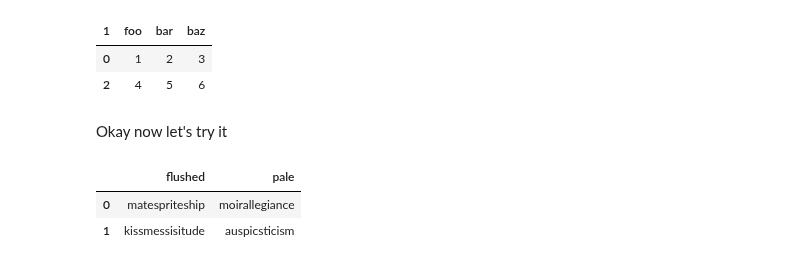
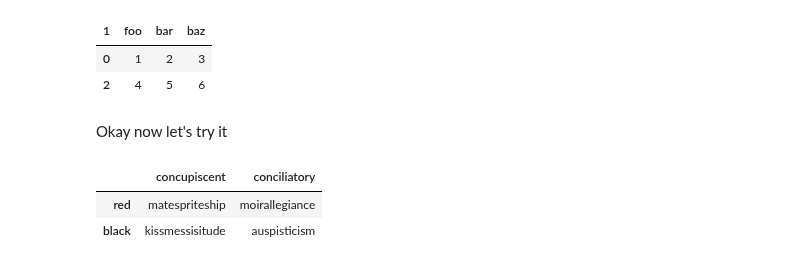
Before and after one commit to chawlaKat/Notebook-Noodlings, a Jupyter notebook: Pandas_and_corgis.ipynb, the cells around one changed output. Drawn from its saved outputs; the diff is of its cells as text; code cells hidden in the pictures.

```diff
--- a/Pandas_and_corgis.ipynb
+++ b/Pandas_and_corgis.ipynb
@@ -214,14 +214,16 @@ df.reindex(df.index.drop(1))
 Okay now let's try it
 # %%
 quadrants = [("matespriteship", "moirallegiance"),
-             ("kissmessisitude", "auspicsticism")]
-quad_col = ("flushed", "pale")
+             ("kissmessisitude", "auspisticism")]
+quad_col = ("concupiscent", "conciliatory")
+quad_ind = ("red", "black")
 
 quad_frame = pd.DataFrame(quadrants)
 quad_frame.columns = quad_col
+quad_frame.index = quad_ind
 
 quad_frame
 # %% [output]
-|  | flushed | pale |
-| 0 | matespriteship | moirallegiance |
-| 1 | kissmessisitude | auspicsticism |
+|  | concupiscent | conciliatory |
+| red | matespriteship | moirallegiance |
+| black | kissmessisitude | auspisticism |
```
